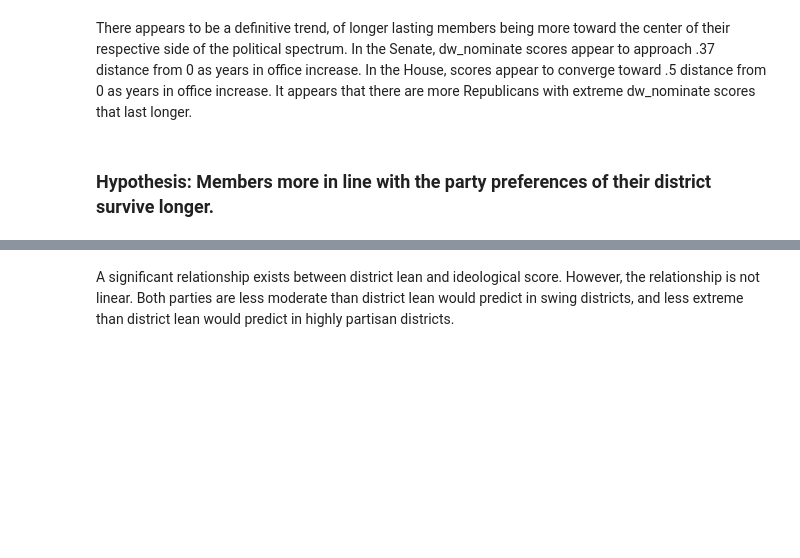
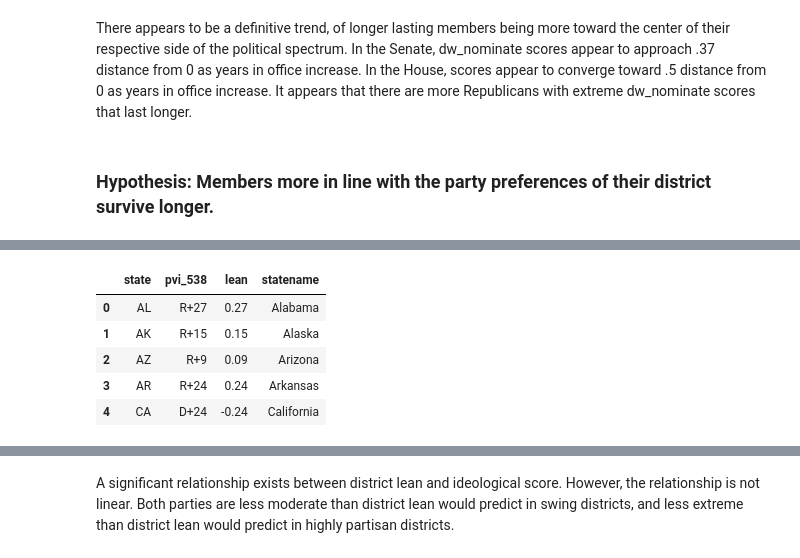
Before and after one commit to Nhorning/Congressional_Survival, a Jupyter notebook: Exploratory Data Analysis.ipynb, the cells around one changed output, grey strips where cells are left out. Saved outputs shown, nothing was run; the diff lists cells and outputs as text; code cells hidden in the pictures; blank space fills up the shorter version.

```diff
--- a/Exploratory Data Analysis.ipynb
+++ b/Exploratory Data Analysis.ipynb
@@ -768,0 +785,3 @@ house2018 = [all(x) for x in zip(endafter, startbefore)]
+# %%
+statelean['statename'] = statelean['state']
+statelean['state'] = set(distlean.state)
@@ -769 +792,21 @@ house2018 = [all(x) for x in zip(endafter, startbefore)]
+# %%
+#Add state acronyms
+stateacr = ['AL','AK','AZ','AR','CA','CO','CT','DE','FL','GA','HI',
+            'ID','IL','IN','IA','KS','KY','LA','ME','MD','MA','MI',
+            'MN','MS','MO','MT','NE','NV','NH','NJ','NM','NY','NC',
+            'ND','OH','OK','OR','PA','RI','SC','SD','TN','TX','UT',
+            'VT','VA','WA','WV','WI','WY']
+
+statelean['state'] = stateacr
+#list of states that need to be swapped.
+#AR-AZ, IA-ID-IL-IN,
+
+statelean.head()
+# %% [output]
+|  | state | pvi_538 | lean | statename |
+| 0 | AL | R+27 | 0.27 | Alabama |
+| 1 | AK | R+15 | 0.15 | Alaska |
+| 2 | AZ | R+9 | 0.09 | Arizona |
+| 3 | AR | R+24 | 0.24 | Arkansas |
+| 4 | CA | D+24 | -0.24 | California |
 # %%
```
Also changed, not shown: parts of 6 cells of this notebook.
